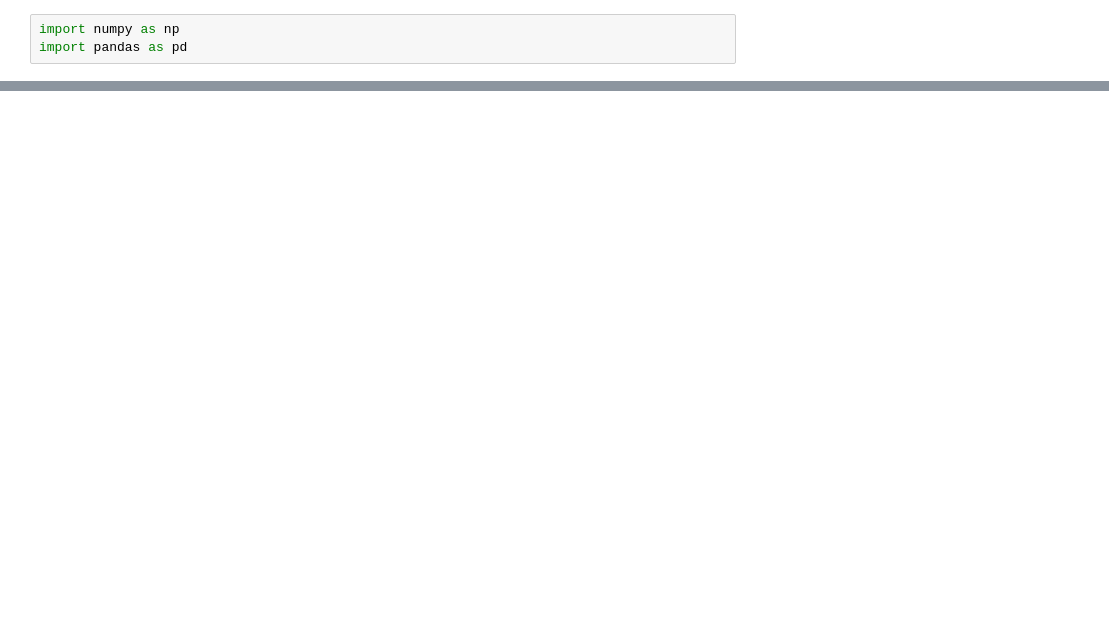
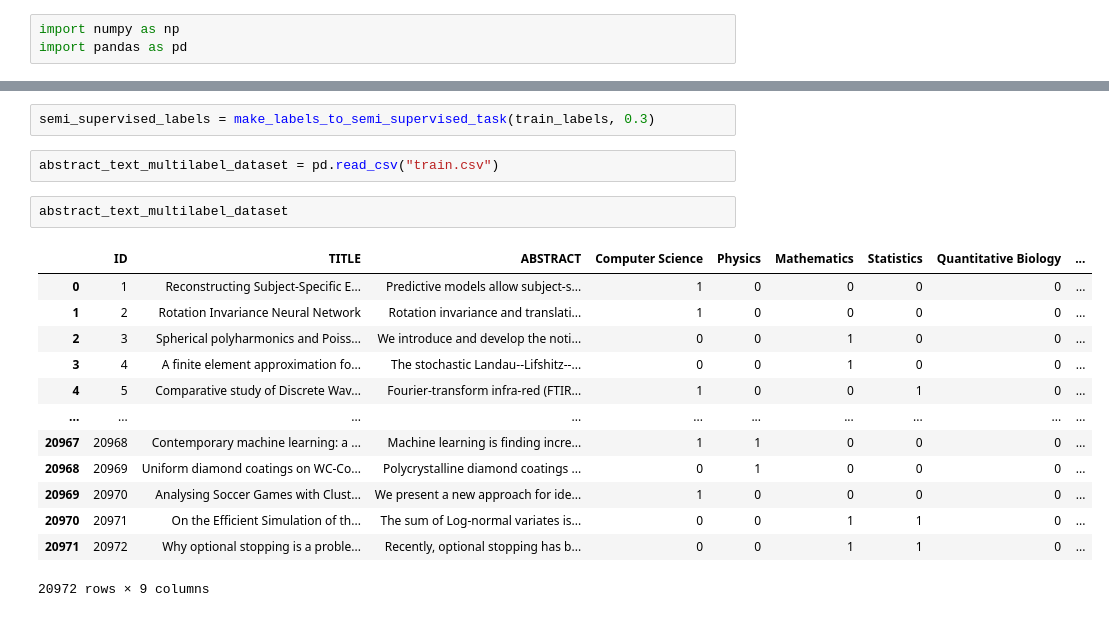
Before and after one commit to nimaiparifard/Noisy-multi-label-semi-supervised-dimensionality-reduction, a Jupyter notebook: dataset/create_dataset.ipynb, the cells around one changed output, grey strips where cells are left out. Cells and saved outputs as stored; diff of their text form; blank space fills up the shorter version.

```diff
--- a/dataset/create_dataset.ipynb
+++ b/dataset/create_dataset.ipynb
@@ -80,0 +154,20 @@ array([[ 1.,  1.,  0.,  0.],
+# %%
+semi_supervised_labels = make_labels_to_semi_supervised_task(train_labels, 0.3)
+# %%
+abstract_text_multilabel_dataset = pd.read_csv("train.csv")
+# %%
+abstract_text_multilabel_dataset
+# %% [output]
+|  | ID | TITLE | ABSTRACT | Computer Science | Physics | Mathematics | Statistics | Quantitative Biology | ... |
+| 0 | 1 | Reconstructing Subject-Specific E... | Predictive models allow subject-s... | 1 | 0 | 0 | 0 | 0 | ... |
+| 1 | 2 | Rotation Invariance Neural Network | Rotation invariance and translati... | 1 | 0 | 0 | 0 | 0 | ... |
+| 2 | 3 | Spherical polyharmonics and Poiss... | We introduce and develop the noti... | 0 | 0 | 1 | 0 | 0 | ... |
+| 3 | 4 | A finite element approximation fo... | The stochastic Landau--Lifshitz--... | 0 | 0 | 1 | 0 | 0 | ... |
+| 4 | 5 | Comparative study of Discrete Wav... | Fourier-transform infra-red (FTIR... | 1 | 0 | 0 | 1 | 0 | ... |
+| ... | ... | ... | ... | ... | ... | ... | ... | ... | ... |
+| 20967 | 20968 | Contemporary machine learning: a ... | Machine learning is finding incre... | 1 | 1 | 0 | 0 | 0 | ... |
+| 20968 | 20969 | Uniform diamond coatings on WC-Co... | Polycrystalline diamond coatings ... | 0 | 1 | 0 | 0 | 0 | ... |
+| 20969 | 20970 | Analysing Soccer Games with Clust... | We present a new approach for ide... | 1 | 0 | 0 | 0 | 0 | ... |
+| 20970 | 20971 | On the Efficient Simulation of th... | The sum of Log-normal variates is... | 0 | 0 | 1 | 1 | 0 | ... |
+| 20971 | 20972 | Why optional stopping is a proble... | Recently, optional stopping has b... | 0 | 0 | 1 | 1 | 0 | ... |
+20972 rows × 9 columns
```
Also changed, not shown: parts of 12 cells of this notebook, 7 other files.
